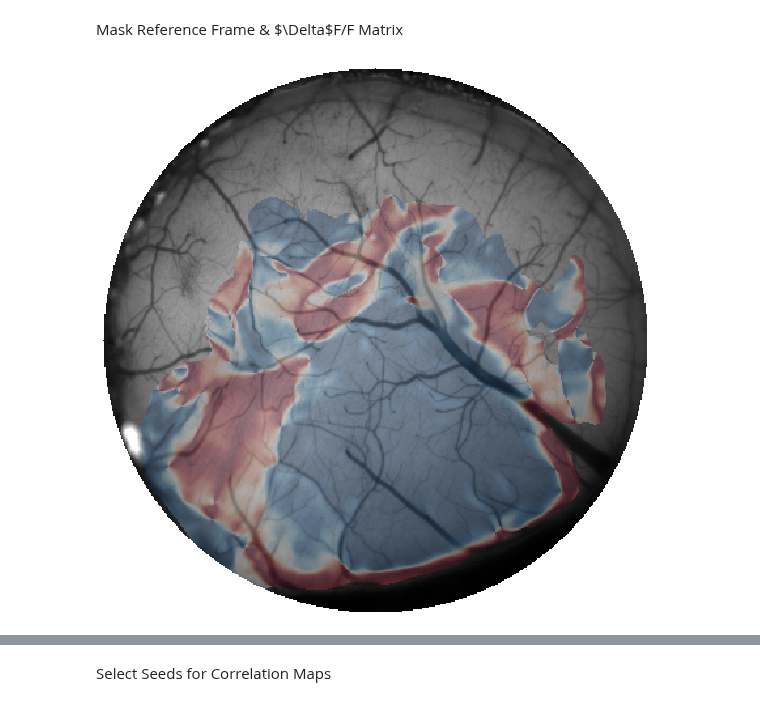
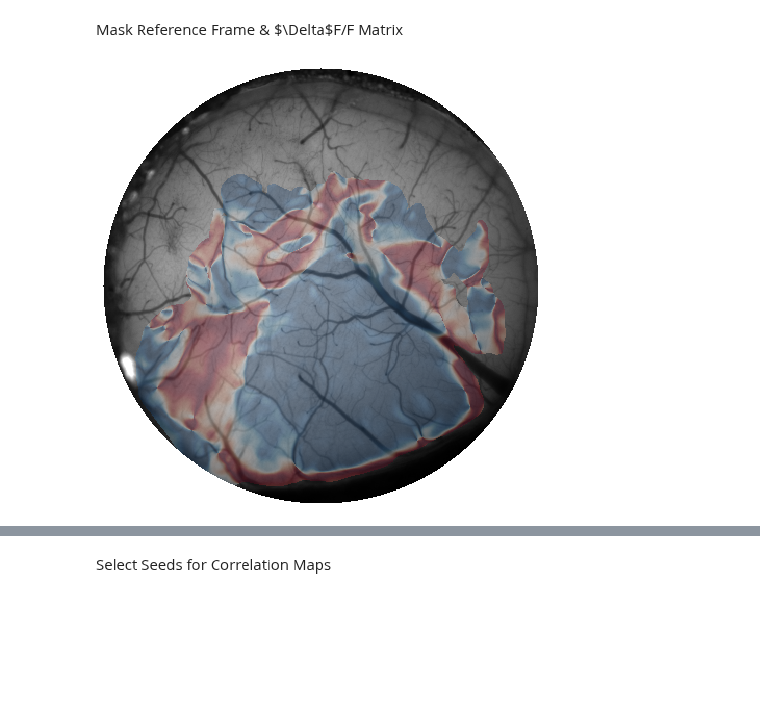
Before and after one commit to ryan-gorzek/trachtenberg-lab, a Jupyter notebook: seed-based-retinotopy/spontaneous_SCA_mapping.ipynb, the cells around one changed output, grey strips where cells are left out. Cells and saved outputs as stored; diff of their text form; code cells hidden in the pictures; blank space fills up the shorter version.

```diff
--- a/seed-based-retinotopy/spontaneous_SCA_mapping.ipynb
+++ b/seed-based-retinotopy/spontaneous_SCA_mapping.ipynb
@@ -91,33 +91,33 @@ Mask Reference Frame & \$\Delta$F/F Matrix
 # %%
 # Set pixel window size for correlation map
 window_size = 2
 
 # Mask reference frame and remove edges with all nan, accounting for pixel window size
 np.add.at(ref_frame, mask_idx, np.nan)
 row_mask = np.where(~np.isnan(ref_frame).all(axis=1))[0]
 row_mask = row_mask[range(window_size * np.floor_divide(row_mask.shape[0], window_size))]
 col_mask = np.where(~np.isnan(ref_frame).all(axis=0))[0]
 col_mask = col_mask[range(window_size * np.floor_divide(col_mask.shape[0], window_size))]
 edge_mask = np.ix_(row_mask, col_mask)
 ref_frame = ref_frame[edge_mask]
 
 # Mask sign map
 np.add.at(signmap, mask_idx, np.nan)
 signmap = signmap[edge_mask]
 
 # Plot masked reference frame and sign map
 %matplotlib inline
 fig, ax = plt.subplots()
 ax.imshow(ref_frame, cmap='gray')
 ax.imshow(signmap, cmap='RdBu_r', clim=[-1,1], alpha=0.3)
 ax.axis('off')
-fig.set_size_inches(10, 10)
+fig.set_size_inches(8, 8)
 
 # Mask deltaF/F matrix
 dFF_masked = []
 for frame in dFF:
      np.add.at(frame, mask_idx, np.nan)
      dFF_masked.append(frame[edge_mask])
 # %% [output]
-[figure, old version]
+[figure, new version]
 # %% [markdown]
```
Also changed, not shown: parts of 4 cells of this notebook.
